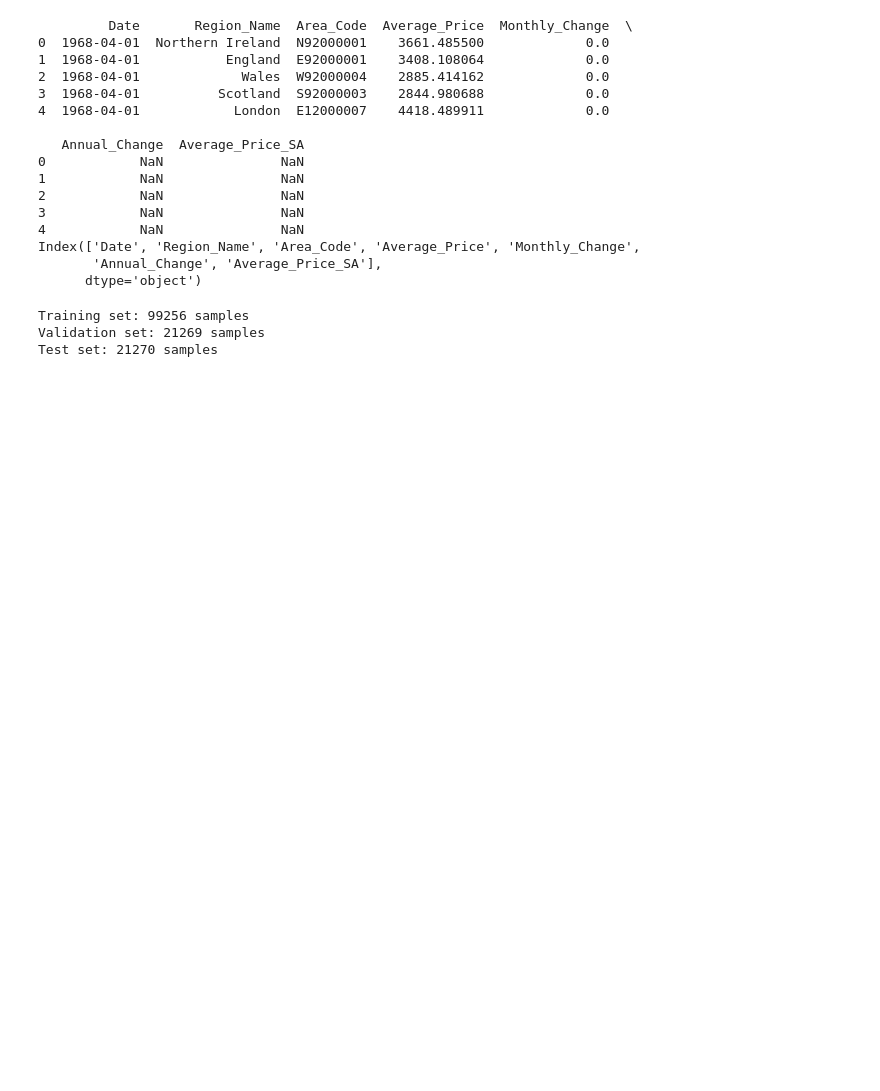
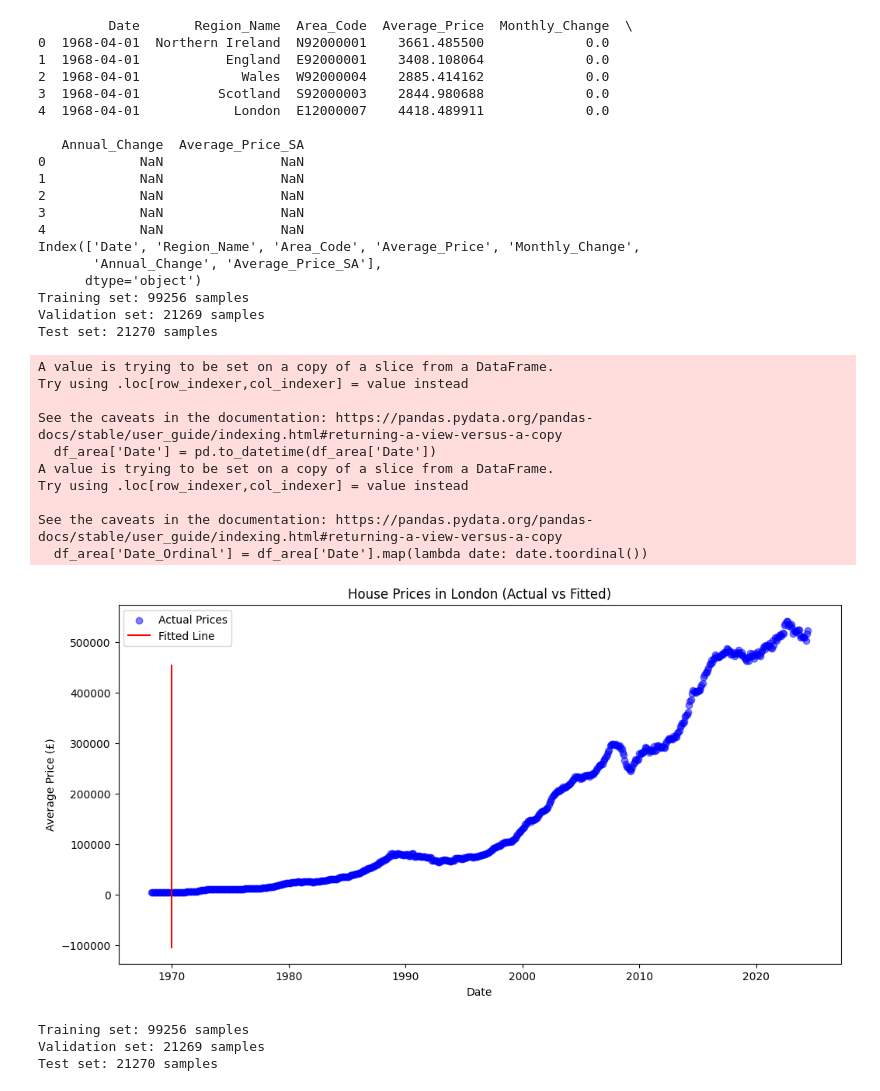
Before and after one commit to mjc136/DataScience, a Jupyter notebook: HousePricePredictor/HousePricePredictor.ipynb, the cells around one changed output. Drawn from its saved outputs; the diff is of its cells as text; code cells hidden in the pictures; blank space fills up the shorter version.

Commit message:
fixed graph by narrowing down to by area but having issue with fitted line

```diff
--- a/HousePricePredictor/HousePricePredictor.ipynb
+++ b/HousePricePredictor/HousePricePredictor.ipynb
@@ -13,6 +12,28 @@ df = pd.read_csv('Average-prices-2024-06.csv', header=0)  # Header=0 to use the
 
 print(df.head())  # Display the first few rows to verify
 print(df.columns)  # Display column names
+
+# Shuffle the data
+df = shuffle(df, random_state=42)
+
+# Define split sizes
+train_size = 0.7
+val_size = 0.15
+test_size = 0.15
+
+# Calculate indices
+train_end = int(train_size * len(df))
+val_end = int((train_size + val_size) * len(df))
+
+# Split the data
+train_data = df[0:train_end] # start to 70%
+val_data = df[train_end:val_end] # 70% - 85%
+test_data = df[val_end:len(df)] # 85% - end
+
+
+print(f"Training set: {len(train_data)} samples")
+print(f"Validation set: {len(val_data)} samples")
+print(f"Test set: {len(test_data)} samples")
 # %% [output]
          Date       Region_Name  Area_Code  Average_Price  Monthly_Change  \
 0  1968-04-01  Northern Ireland  N92000001    3661.485500             0.0
@@ -30,4 +51,56 @@ print(df.columns)  # Display column names
 Index(['Date', 'Region_Name', 'Area_Code', 'Average_Price', 'Monthly_Change',
        'Annual_Change', 'Average_Price_SA'],
       dtype='object')
+Training set: 99256 samples
+Validation set: 21269 samples
+Test set: 21270 samples
+# %%
+# Filter by the region/area of interest
+area_of_interest = 'London'
+df_area = df[df['Region_Name'] == area_of_interest]
+# %%
+if df_area.empty:
+    print(f"No data found for region: {area_of_interest}")
+else:
+    # Convert 'Date' column to datetime format
+    df_area['Date'] = pd.to_datetime(df_area['Date'])
+
+    # Convert 'Date' to ordinal values
+    df_area['Date_Ordinal'] = df_area['Date'].map(lambda date: date.toordinal())
+
+    # Prepare features and target variable
+    x = df_area[['Date_Ordinal']]
+    y = df_area['Average_Price']
+
+    # Train the model
+    model = LinearRegression(fit_intercept=True)
+    model.fit(x, y)
+
+    # Generate predictions over the entire date range
+    xfit = np.linspace(x['Date_Ordinal'].min(), x['Date_Ordinal'].max(), 100)
+
+    # Make predictions using xfit directly
+    yfit = model.predict(xfit.reshape(-1, 1))
+
+    # Plot the data
+    plt.figure(figsize=(12, 6)) # make bigger
+    plt.scatter(df_area['Date'], y, alpha=0.5, label='Actual Prices', color='blue')
+    plt.plot(pd.to_datetime(xfit), yfit, color='red', label='Fitted Line')
+    plt.xlabel('Date')
+    plt.ylabel('Average Price (£)')
+    plt.title(f'House Prices in {area_of_interest} (Actual vs Fitted)')
+    plt.legend()
+    plt.show()
+# %% [output]
+A value is trying to be set on a copy of a slice from a DataFrame.
+Try using .loc[row_indexer,col_indexer] = value instead
+
+See the caveats in the documentation: https://pandas.pydata.org/pandas-docs/stable/user_guide/indexing.html#returning-a-view-versus-a-copy
+  df_area['Date'] = pd.to_datetime(df_area['Date'])
+A value is trying to be set on a copy of a slice from a DataFrame.
+Try using .loc[row_indexer,col_indexer] = value instead
+
+See the caveats in the documentation: https://pandas.pydata.org/pandas-docs/stable/user_guide/indexing.html#returning-a-view-versus-a-copy
+  df_area['Date_Ordinal'] = df_area['Date'].map(lambda date: date.toordinal())
+[figure, added]
 # %%
```
Also changed, not shown: parts of 5 cells of this notebook.
